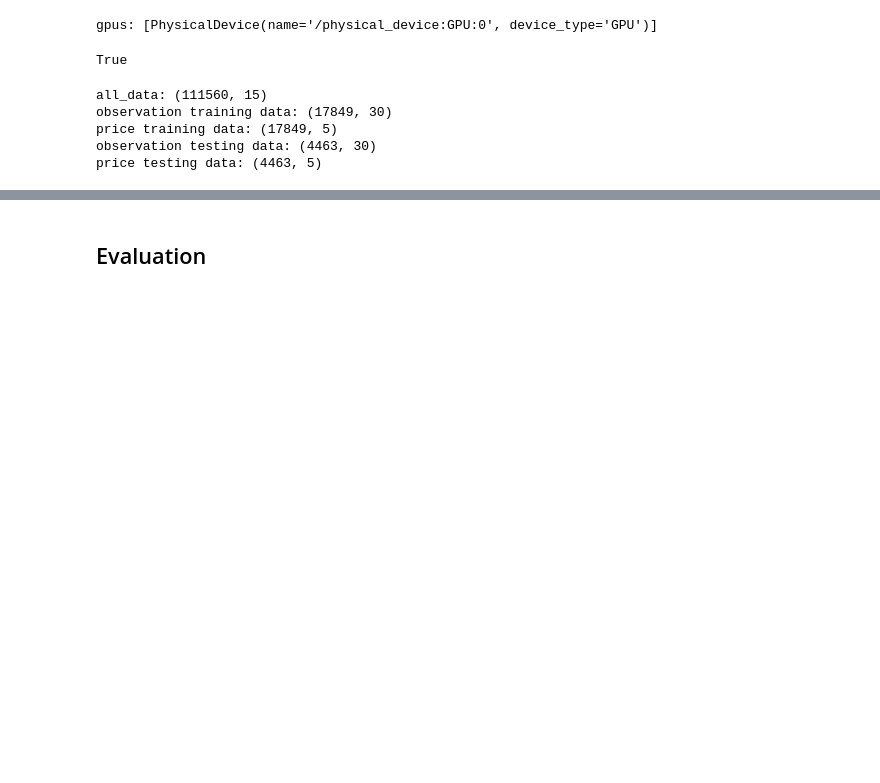
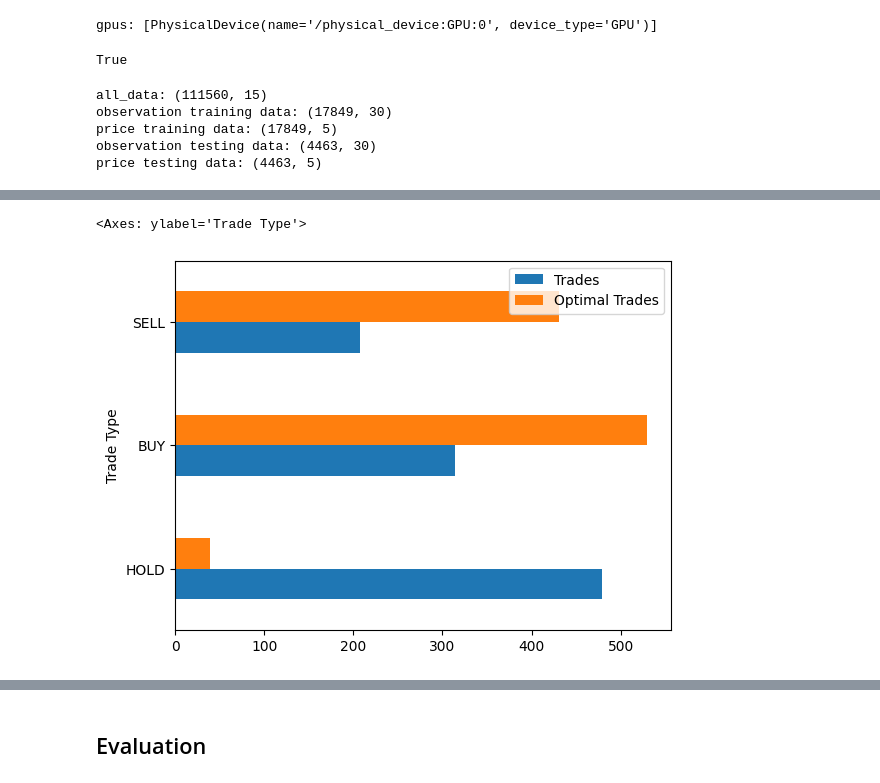
Before and after one commit to Pappa/bandido, a Jupyter notebook: notebooks/crypto/02-tf-agents-bandit-train.ipynb, the cells around one changed output, grey strips where cells are left out. Cells and saved outputs as stored; diff of their text form; code cells hidden in the pictures; blank space fills up the shorter version.

```diff
--- a/notebooks/crypto/02-tf-agents-bandit-train.ipynb
+++ b/notebooks/crypto/02-tf-agents-bandit-train.ipynb
@@ -57,7 +57,7 @@ TEST_SIZE = 0.2
 SEED_FUND = 100.0
 TRADE_SIZE = 20.0
 TRADE_FEE = 0.00025
-INVALID_ACTION_PENALTY = -0.00005
+INVALID_ACTION_PENALTY = -0.5
 
 TECHNICAL_FEATURES = ['price_change', 'volume_change', 'rsi', 'macd', 'macd_signal', 'macd_hist', 'bb_percent_b', 'bb_bandwidth']
 TECHNICAL_FEATURES = ['price_change', 'rsi', 'macd_signal', 'macd_hist', 'bb_percent_b', 'bb_bandwidth']
@@ -232,8 +248,16 @@ plt.show()
 # %%
 trade_history = tf_env.pyenv.envs[0].trade_history
+optimal_trade_history = tf_env.pyenv.envs[0].optimal_trade_history
 
-trade_history_df = pd.DataFrame(trade_history, columns=['Symbol', 'Valid', 'Type', 'Value'])
-trade_history_df['Type'].value_counts().plot(kind='barh')
+trade_history_df = pd.DataFrame(trade_history, columns=['Symbol', 'Valid', 'Trade Type', 'Value', 'Reward'])
+optimal_trade_history_df = pd.DataFrame(optimal_trade_history, columns=['Symbol', 'Trade Type', 'Value', 'Reward'])
+trade_types = trade_history_df['Trade Type'].value_counts().rename('Trades')
+optimal_trade_types = optimal_trade_history_df['Trade Type'].value_counts().rename('Optimal Trades')
+
+pd.concat([trade_types, optimal_trade_types], axis=1).plot(kind='barh')
+# %% [output]
+<Axes: ylabel='Trade Type'>
+[figure, added]
 # %%
 trade_history_df['Valid'].value_counts().plot(kind='barh')
 plt.show()
```
Also changed, not shown: parts of 8 cells of this notebook, 1 other file.
